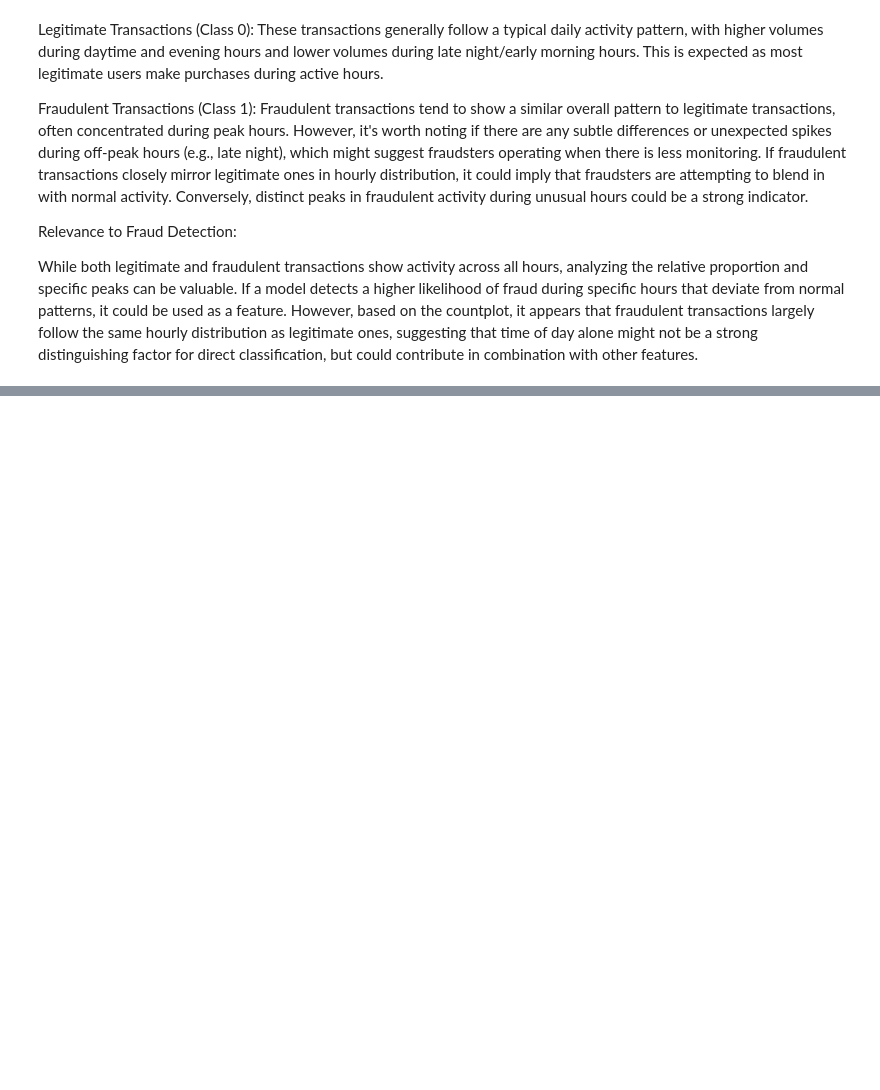
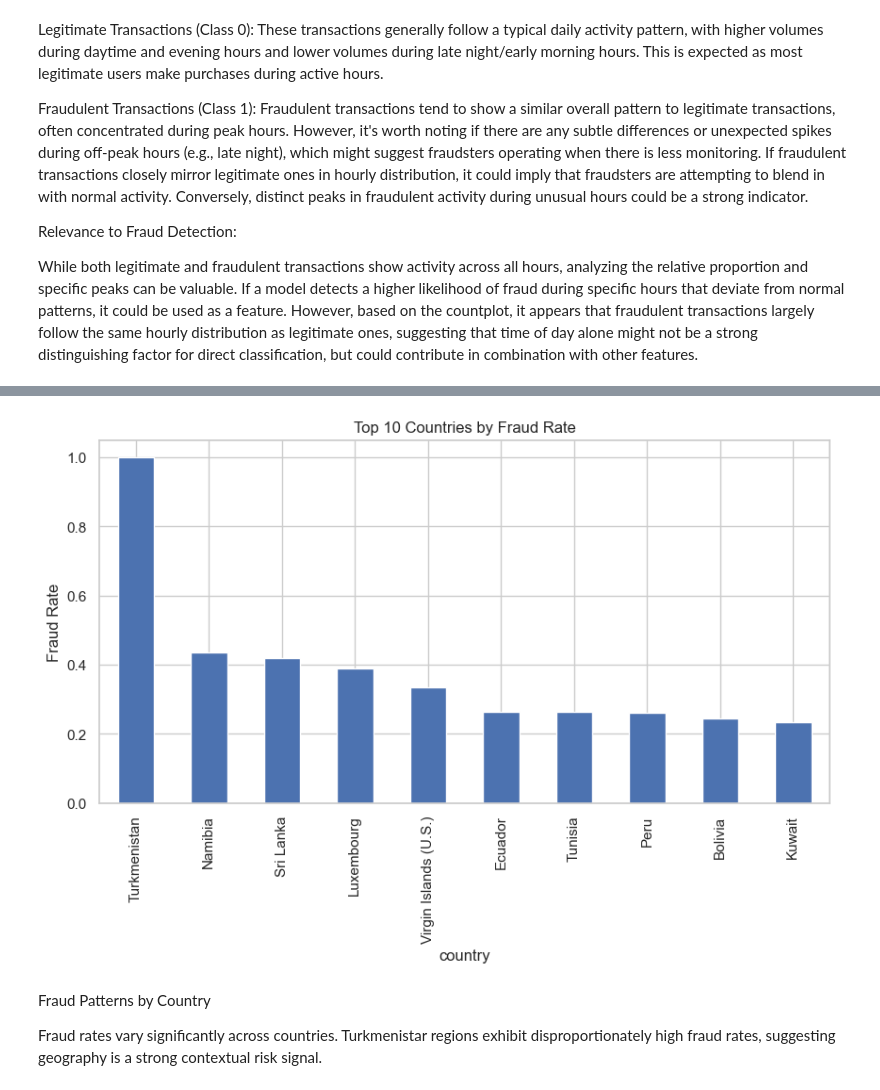
Before and after one commit to Habtu32/fraud-detection, a Jupyter notebook: notebooks/eda-fraud-data.ipynb, the cells around one changed output, grey strips where cells are left out. Cells and saved outputs as stored; diff of their text form; code cells hidden in the pictures; blank space fills up the shorter version.

```diff
--- a/notebooks/eda-fraud-data.ipynb
+++ b/notebooks/eda-fraud-data.ipynb
@@ -1,9 +1,12 @@
 # %%
 import pandas as pd
+import numpy as np
 
 # Load the raw combined reviews
 raw_file = "../data/raw/Fraud_Data.csv"
+ip_file = "../data/raw/IpAddress_to_Country.csv"
 df = pd.read_csv(raw_file)
+ip_df = pd.read_csv(ip_file)
 
 # Show first 5 rows
 df.head()
@@ -215,0 +280,13 @@ While both legitimate and fraudulent transactions show activity across all hours
+# %%
+# Convert IP addresses to integer format
+
+import ipaddress
+
+def ip_to_int(ip):
+    try:
+        return int(ipaddress.ip_address(ip))
+    except:
+        return np.nan
+
+df["ip_int"] = df["ip_address"].round(0).astype("Int64")
+df[["ip_address", "ip_int"]].head()
@@ -215,0 +316,6 @@ While both legitimate and fraudulent transactions show activity across all hours
+# %%
+# converting ip range to intigaer format
+ip_df["lower_bound_ip_address"] = ip_df["lower_bound_ip_address"].astype(int)
+ip_df["upper_bound_ip_address"] = ip_df["upper_bound_ip_address"].astype(int)
+
+ip_df = ip_df.sort_values("lower_bound_ip_address")
@@ -215,0 +385,9 @@ While both legitimate and fraudulent transactions show activity across all hours
+# %%
+# Fraud Analysis by Country
+country_fraud = (
+    df.groupby("country")["class"]
+    .mean()
+    .sort_values(ascending=False)
+)
+
+country_fraud.head(10)
@@ -215,0 +407,13 @@ While both legitimate and fraudulent transactions show activity across all hours
+# %%
+#Plot top countries:
+plt.figure(figsize=(10,5))
+country_fraud.head(10).plot(kind="bar")
+plt.title("Top 10 Countries by Fraud Rate")
+plt.ylabel("Fraud Rate")
+plt.show()
+# %% [output]
+[figure, added]
+# %% [markdown]
+Fraud Patterns by Country
+
+Fraud rates vary significantly across countries. Turkmenistar regions exhibit disproportionately high fraud rates, suggesting geography is a strong contextual risk signal.
```
Also changed, not shown: parts of 22 cells of this notebook.
